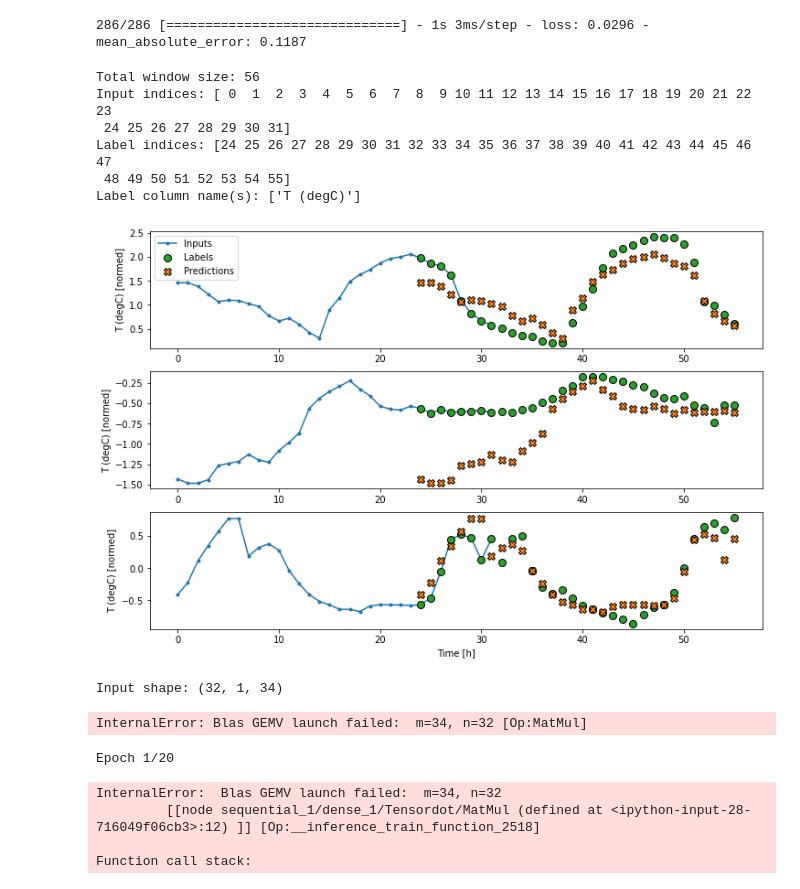
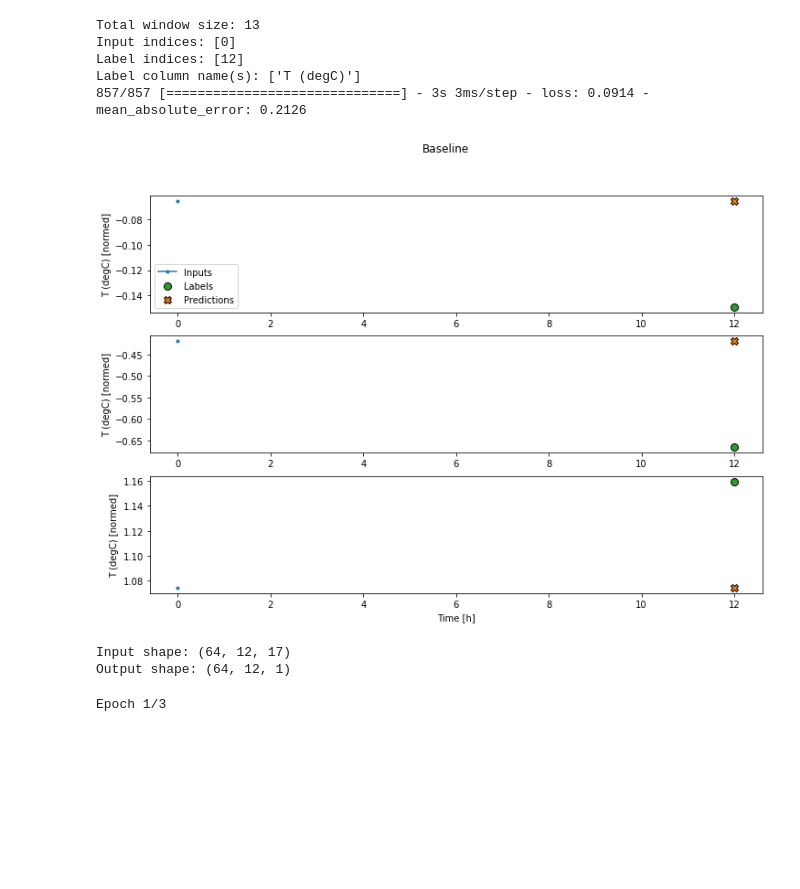
Before and after one commit to BriannaStan/Columbia_Machine_Learning, a Jupyter notebook: Project/temperature-LSTM.ipynb, the cells around one changed output. Cells and saved outputs as stored; diff of their text form; code cells hidden in the pictures; blank space fills up the shorter version.

```diff
--- a/Project/temperature-LSTM.ipynb
+++ b/Project/temperature-LSTM.ipynb
@@ -51,9 +51,7 @@ dftemp.append(pd.read_csv(filename))
 #concatenate all csv files
 df = pd.concat(dftemp, ignore_index=True)
 print(np.shape(df))
-df.drop(df.ix[:, 'SWDR (W/m**2)':'SM128'].lines, axis = 1)
-print(df.head())
-df.tail()
+df.drop(df.iloc[:, 14:31], inplace = True, axis = 1)
 
 date_time = pd.to_datetime(df.pop('Date Time'), format='%d.%m.%Y %H:%M:%S')
 #show raw data preview
@@ -346,7 +317,7 @@ def make_dataset(self, data):
       sequence_length=self.total_window_size,
       sequence_stride=1,
       shuffle=True,
-      batch_size=32,)
+      batch_size=64,)
 
   ds = ds.map(self.split_window)
 
@@ -395,10 +366,11 @@ class Baseline(tf.keras.Model):
     result = inputs[:, :, self.label_index]
     return result[:, :, tf.newaxis]
 # %%
+#evaluate baseline
 single_step_window = WindowGenerator(
-    input_width=1, label_width=1, shift=1,
+    input_width=1, label_width=1, shift=12,
     label_columns=['T (degC)'])
-
+print(single_step_window)
 baseline = Baseline(label_index=column_indices['T (degC)'])
 
 baseline.compile(loss=tf.losses.MeanSquaredError(),
@@ -409,31 +381,23 @@ performance = {}
 val_performance['Baseline'] = baseline.evaluate(single_step_window.val)
 performance['Baseline'] = baseline.evaluate(single_step_window.test, verbose=0)
 # %% [output]
-286/286 [==============================] - 1s 3ms/step - loss: 0.0296 - mean_absolute_error: 0.1187
+Total window size: 13
+Input indices: [0]
+Label indices: [12]
+Label column name(s): ['T (degC)']
+857/857 [==============================] - 3s 3ms/step - loss: 0.0914 - mean_absolute_error: 0.2126
-# %%
-wide_window = WindowGenerator(
-    input_width=32, label_width=32, shift=24,
-    label_columns=['T (degC)'])
-
-wide_window
-# %% [output]
-Total window size: 56
-Input indices: [ 0  1  2  3  4  5  6  7  8  9 10 11 12 13 14 15 16 17 18 19 20 21 22 23
- 24 25 26 27 28 29 30 31]
-Label indices: [24 25 26 27 28 29 30 31 32 33 34 35 36 37 38 39 40 41 42 43 44 45 46 47
- 48 49 50 51 52 53 54 55]
-Label column name(s): ['T (degC)']
 # %%
-wide_window.plot(baseline)
+single_step_window.plot(baseline,title='Baseline')
 # %% [output]
-[figure, old version]
+[figure, new version]
-# %%
-linear = tf.keras.Sequential([
-    tf.keras.layers.Dense(units=1)
-])
-print('Input shape:', single_step_window.example[0].shape)
-print('Output shape:', linear(single_step_window.example[0]).shape)
-# %% [output]
-Input shape: (32, 1, 34)
-InternalError: Blas GEMV launch failed:  m=34, n=32 [Op:MatMul]
+# %%
+#3 days back 24 hours ahead
+wide_window = WindowGenerator(
+    input_width=12, label_width=1, shift=12,
+    label_columns=['T (degC)'])
+print('Input shape:', wide_window.example[0].shape)
+print('Output shape:', baseline(wide_window.example[0]).shape)
+# %% [output]
+Input shape: (64, 12, 17)
+Output shape: (64, 12, 1)
 # %%
@@ -453,14 +417,17 @@ def compile_and_fit(model, window, patience=2):
                       callbacks=[early_stopping])
   return history
 # %%
+lstm_model = tf.keras.models.Sequential([
+    # Shape [batch, time, features] => [batch, time, lstm_units]
+    tf.keras.layers.RNN(tf.keras.layers.LSTMCell(32)),
+    # Shape => [batch, time, features]
+    tf.keras.layers.Dense(units=1)
+])
+
 history = compile_and_fit(lstm_model, wide_window)
 
-IPython.display.clear_output()
+#IPython.display.clear_output()
 val_performance['LSTM'] = lstm_model.evaluate(wide_window.val)
 performance['LSTM'] = lstm_model.evaluate(wide_window.test, verbose=0)
 # %% [output]
-Epoch 1/20
+Epoch 1/3
-InternalError:  Blas GEMV launch failed:  m=34, n=32
-         [[node sequential_1/dense_1/Tensordot/MatMul (defined at <ipython-input-28-716049f06cb3>:12) ]] [Op:__inference_train_function_2518]
-
-Function call stack:
```
Also changed, not shown: parts of 14 cells of this notebook.
